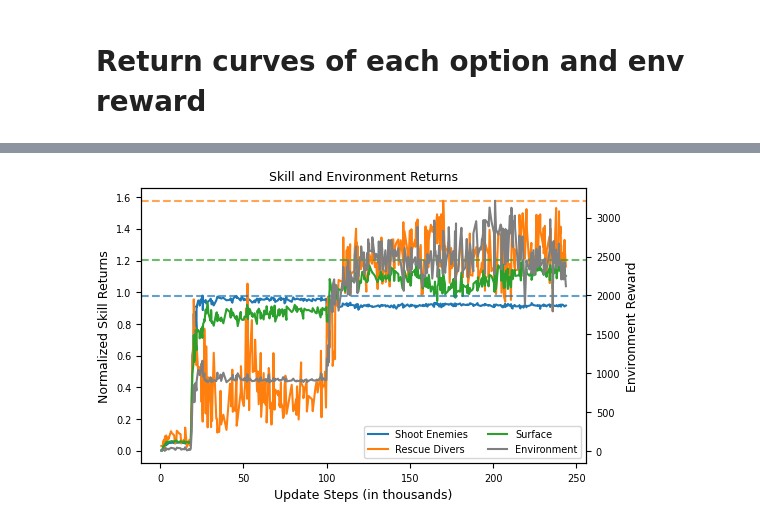
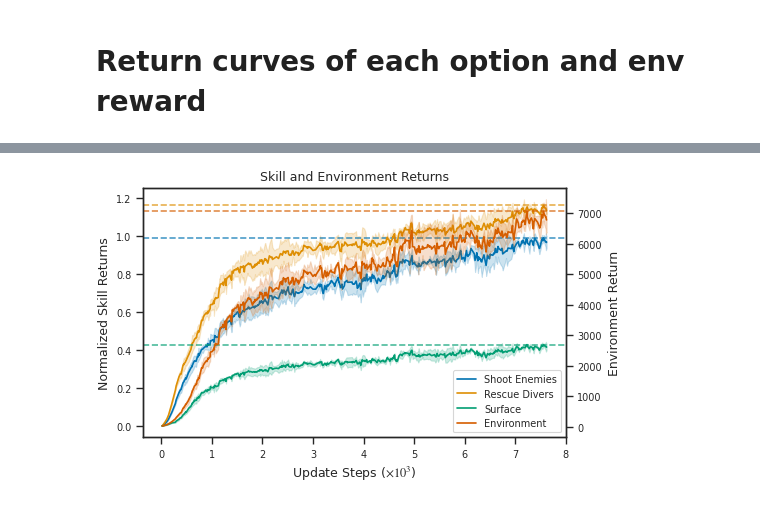
Before and after one commit to remunds/symbolic_options, a Jupyter notebook: src/symbolic_options/plots/plots.ipynb, the cells around one changed output, grey strips where cells are left out. Saved outputs shown, nothing was run; the diff lists cells and outputs as text; code cells hidden in the pictures.

```diff
--- a/src/symbolic_options/plots/plots.ipynb
+++ b/src/symbolic_options/plots/plots.ipynb
@@ -11,4 +11,5 @@ load_dotenv()
 api_key =  os.getenv("WANDB_API_KEY")
 api = wandb.Api(api_key=api_key)
 # run = api.run("raban-emunds-tu-darmstadt/uncategorized/runs/g304pm83")
-run = api.run("raban-emunds-tu-darmstadt/uncategorized/runs/4nimiw1j")
+# run = api.run("raban-emunds-tu-darmstadt/uncategorized/runs/4nimiw1j")
+# run = api.run("raban-emunds-tu-darmstadt/SymbolicOptions/runs/7vwud27u")
@@ -18,15 +15,0 @@ seeds = ["rng" + str(seed) for seed in seeds]
-# %%
-metrics = ["returned_episode_env_returns", "returned_episode_returns_0", "returned_episode_returns_1", "returned_episode_returns_2"]
-keys = [seed + "/" + metric for metric in metrics for seed in seeds]
-
-run_data = run.history(keys=["returned_episode_env_returns", "returned_episode_returns_0",
-                             "returned_episode_returns_1", "returned_episode_returns_2",])
-x_data = run_data["_step"].to_numpy() / 1000
-env_ret = run_data["returned_episode_env_returns"].to_numpy()
-# env_ret = env_ret - env_ret.min()) # normalize
-shoot_enemies_ret = run_data["returned_episode_returns_0"].to_numpy()
-shoot_enemies_ret = (shoot_enemies_ret - shoot_enemies_ret.min()) / shoot_enemies_ret.max()  # normalize
-collect_divers_ret = run_data["returned_episode_returns_1"].to_numpy()
-collect_divers_ret = (collect_divers_ret - collect_divers_ret.min()) / collect_divers_ret.max() # normalize
-surface_ret = run_data["returned_episode_returns_2"].to_numpy()
-surface_ret = (surface_ret - surface_ret.min()) / surface_ret.max()  # normalize
@@ -35,42 +99,53 @@ surface_ret = (surface_ret - surface_ret.min()) / surface_ret.max()  # normalize
 # %%
-import matplotlib.pyplot as plt
-from tueplots import bundles
-from matplotlib import cm
+def single_run_plot(df, run_name, option_names, labels):
+    # colors = cm.get_cmap("tab10")
+    row = df[df["run_name"] == run_name].iloc[0]
 
-max_env_ret = env_ret.max()
-max_shoot_enemies_ret = shoot_enemies_ret.max()
-max_collect_divers_ret = collect_divers_ret.max()
-max_surface_ret = surface_ret.max()
+    # sns.set_context("paper")
+    sns.set_theme(context="paper", style="ticks")
+    colors = sns.color_palette("colorblind")
+    with plt.rc_context(bundles.neurips2024(usetex=False)):
+        # remove grid
+        fig, ax1 = plt.subplots()
+        x_data = row["x_data"]
+        option_rows = []
+        for i, (option, label) in enumerate(zip(option_names, labels)):
+            option_mean = row[option].mean(axis=0)
+            option_std = row[option].std(axis=0)
+            ax1.plot(x_data, option_mean, label=label, color=colors[i], zorder=1)
+            ax1.fill_between(x_data, option_mean - option_std, option_mean + option_std, color=colors[i], alpha=0.2, zorder=0)
+            ax1.axhline(max(option_mean), color=colors[i], linestyle="--", alpha=0.7, zorder=1)
+        # ax1.plot(x_data, shoot_enemies_ret, label="Shoot Enemies", color=colors[0], zorder=1)
+        # ax1.plot(x_data, collect_divers_ret, label="Rescue Divers", color=colors[1], zorder=1)
+        # ax1.plot(x_data, surface_ret, label="Surface", color=colors[2], zorder=1)
 
-colors = cm.get_cmap("tab10")
+        # Add dotted horizontal lines at the maximum values
+        # ax1.axhline(max(shoot_enemies_ret), color=colors[0], linestyle="--", alpha=0.7, zorder=1)
+        # ax1.axhline(max(collect_divers_ret), color=colors[1], linestyle="--", alpha=0.7, zorder=1)
+        # ax1.axhline(max(surface_ret), color=colors[2], linestyle="--", alpha=0.7, zorder=1)
+        ax1.set_xlabel("Update Steps ($\\times 10^3$)")
+        ax1.set_ylabel("Normalized Skill Returns")
 
-with plt.rc_context(bundles.neurips2024(usetex=False)):
-    fig, ax1 = plt.subplots()
-    ax1.plot(x_data, shoot_enemies_ret, label="Shoot Enemies", color=colors(0), zorder=1)
-    ax1.plot(x_data, collect_divers_ret, label="Rescue Divers", color=colors(1), zorder=1)
-    ax1.plot(x_data, surface_ret, label="Surface", color=colors(2), zorder=1)
+        # Create a second y-axis for the environment reward
+        ax2 = ax1.twinx()
+        env_mean = row["env_ret"].mean(axis=0)
+        env_std = row["env_ret"].std(axis=0)
+        ax2.plot(x_data, env_mean, label="Environment", color=colors[i+1], zorder=1)  # Brown
+        ax2.fill_between(x_data, env_mean - env_std, env_mean + env_std, color=colors[i+1], alpha=0.2, zorder=0)
+        ax2.axhline(max(env_mean), color=colors[i+1], linestyle="--", alpha=0.7, zorder=1)
+        ax2.set_ylabel("Environment Return")
 
-    # Add dotted horizontal lines at the maximum values
-    ax1.axhline(max_shoot_enemies_ret, color=colors(0), linestyle="--", alpha=0.7, zorder=1)
-    ax1.axhline(max_collect_divers_ret, color=colors(1), linestyle="--", alpha=0.7, zorder=1)
-    ax1.axhline(max_surface_ret, color=colors(2), linestyle="--", alpha=0.7, zorder=1)
-    ax1.set_xlabel("Update Steps (in thousands)")
-    ax1.set_ylabel("Normalized Skill Returns")
+        # Combine legends from both axes and ensure they are drawn on top of the lines
+        lines_1, labels_1 = ax1.get_legend_handles_labels()
+        lines_2, labels_2 = ax2.get_legend_handles_labels()
+        legend = ax1.legend(lines_1 + lines_2, labels_1 + labels_2)#, ncol=2)
+        legend.set_zorder(2)  # Ensure the legend is drawn on top of the lines
 
-    # Create a second y-axis for the environment reward
-    ax2 = ax1.twinx()
-    ax2.plot(x_data, env_ret, label="Environment", color=colors(7), zorder=1)  # Brown
-    # ax2.axhline(max_env_ret, color=colors(7), linestyle="--", alpha=0.7, zorder=1)
-    ax2.set_ylabel("Environment Reward")
-
-    # Combine legends from both axes and ensure they are drawn on top of the lines
-    lines_1, labels_1 = ax1.get_legend_handles_labels()
-    lines_2, labels_2 = ax2.get_legend_handles_labels()
-    legend = ax1.legend(lines_1 + lines_2, labels_1 + labels_2, ncol=2)
-    legend.set_zorder(2)  # Ensure the legend is drawn on top of the lines
-
-    plt.title("Skill and Environment Returns")
-    plt.show()
+        plt.title("Skill and Environment Returns")
+        plt.tight_layout()
+        plt.show()
+# single_run_plot()
+single_run_plot(seaquest_df, "pqn_hier_llm_Seaquest", ["shoot_enemies_ret", "collect_divers_ret", "surface_ret"], ["Shoot Enemies", "Rescue Divers", "Surface"])
 # %% [output]
 findfont: Generic family 'serif' not found because none of the following families were found: Times
 findfont: Generic family 'serif' not found because none of the following families were found: Times
@@ -88,5 +163,5 @@ findfont: Generic family 'serif' not found because none of the following familie
 findfont: Generic family 'serif' not found because none of the following families were found: Times
 findfont: Generic family 'serif' not found because none of the following families were found: Times
 findfont: Generic family 'serif' not found because none of the following families were found: Times
 findfont: Generic family 'serif' not found because none of the following families were found: Times
-[figure, old version]
+[figure, new version]
```
Also changed, not shown: parts of 9 cells of this notebook, 8 other files.
